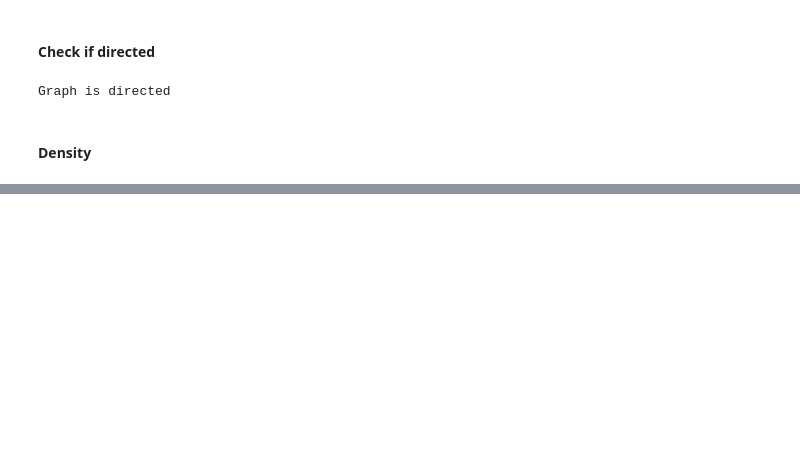
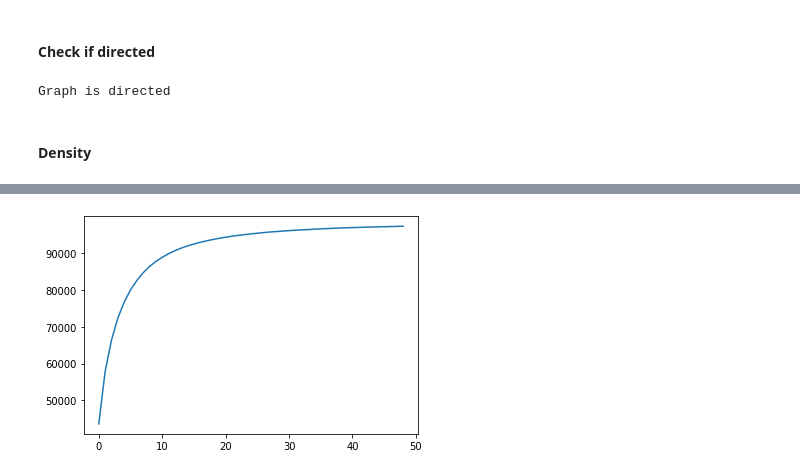
Before and after one commit to SimoneFiorellino/ADM-HW5, a Jupyter notebook: Graph.ipynb, the cells around one changed output, grey strips where cells are left out. Cells and saved outputs as stored; diff of their text form; code cells hidden in the pictures; blank space fills up the shorter version.

```diff
--- a/Graph.ipynb
+++ b/Graph.ipynb
@@ -114,0 +136,4 @@ density = (n_edges/(n_nodes*(n_nodes-1)))
+# %%
+my_len = []
+for node in links.keys():
+    my_len.append(len(links[node]))
@@ -114,0 +209,9 @@ density = (n_edges/(n_nodes*(n_nodes-1)))
+# %%
+counter = [0]
+counter_supp = list()
+# %%
+for i in range(1, max(my_len)):
+    counter_supp.append(my_len.count(i))
+# %%
+for i in range(1, max(my_len)):
+    counter.append(counter[-1]+my_len.count(i))
@@ -114,0 +258,4 @@ density = (n_edges/(n_nodes*(n_nodes-1)))
+# %%
+plt.plot(counter[1:50]);
+# %% [output]
+[figure, added]
```
Also changed, not shown: parts of 18 cells of this notebook.
